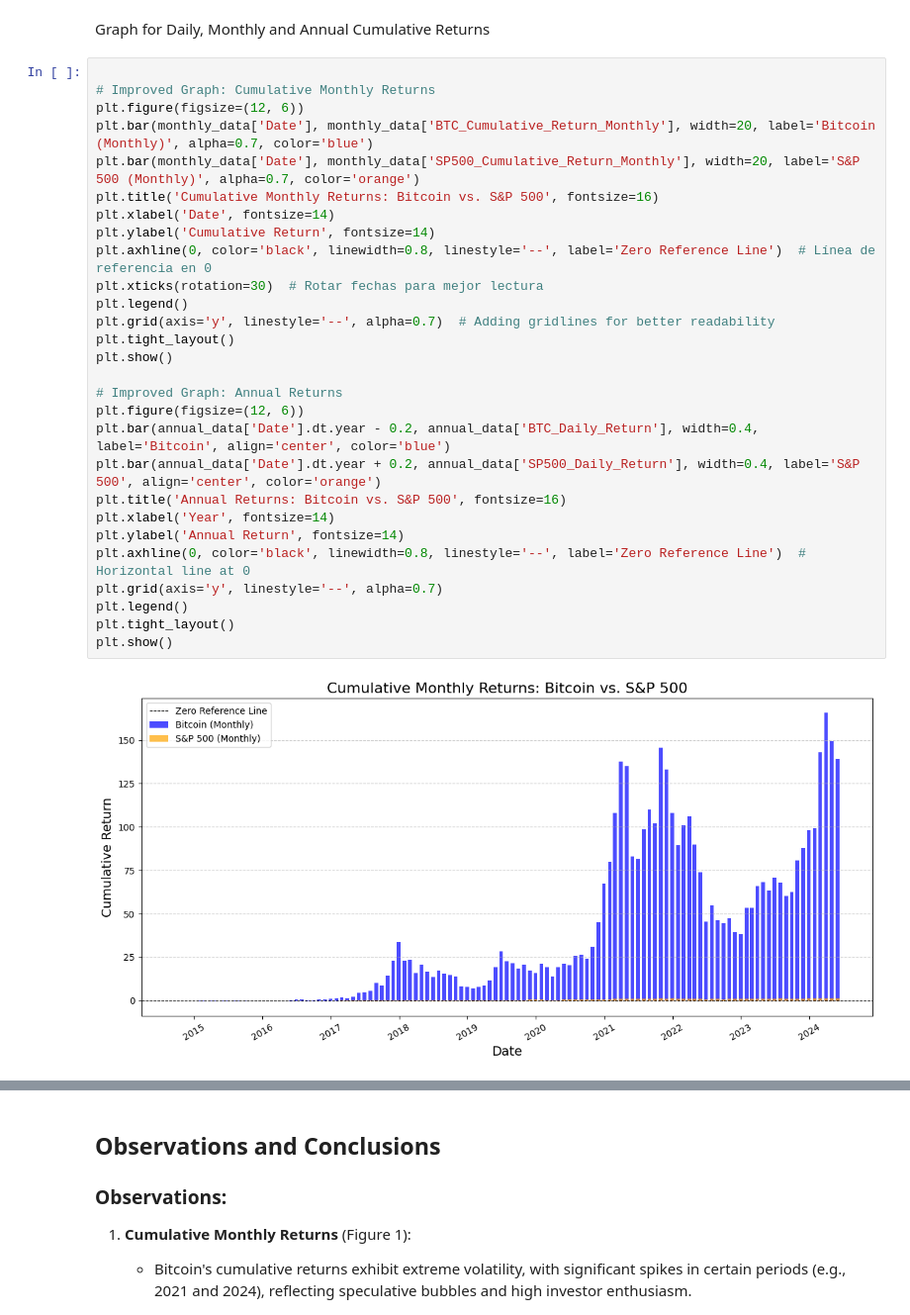
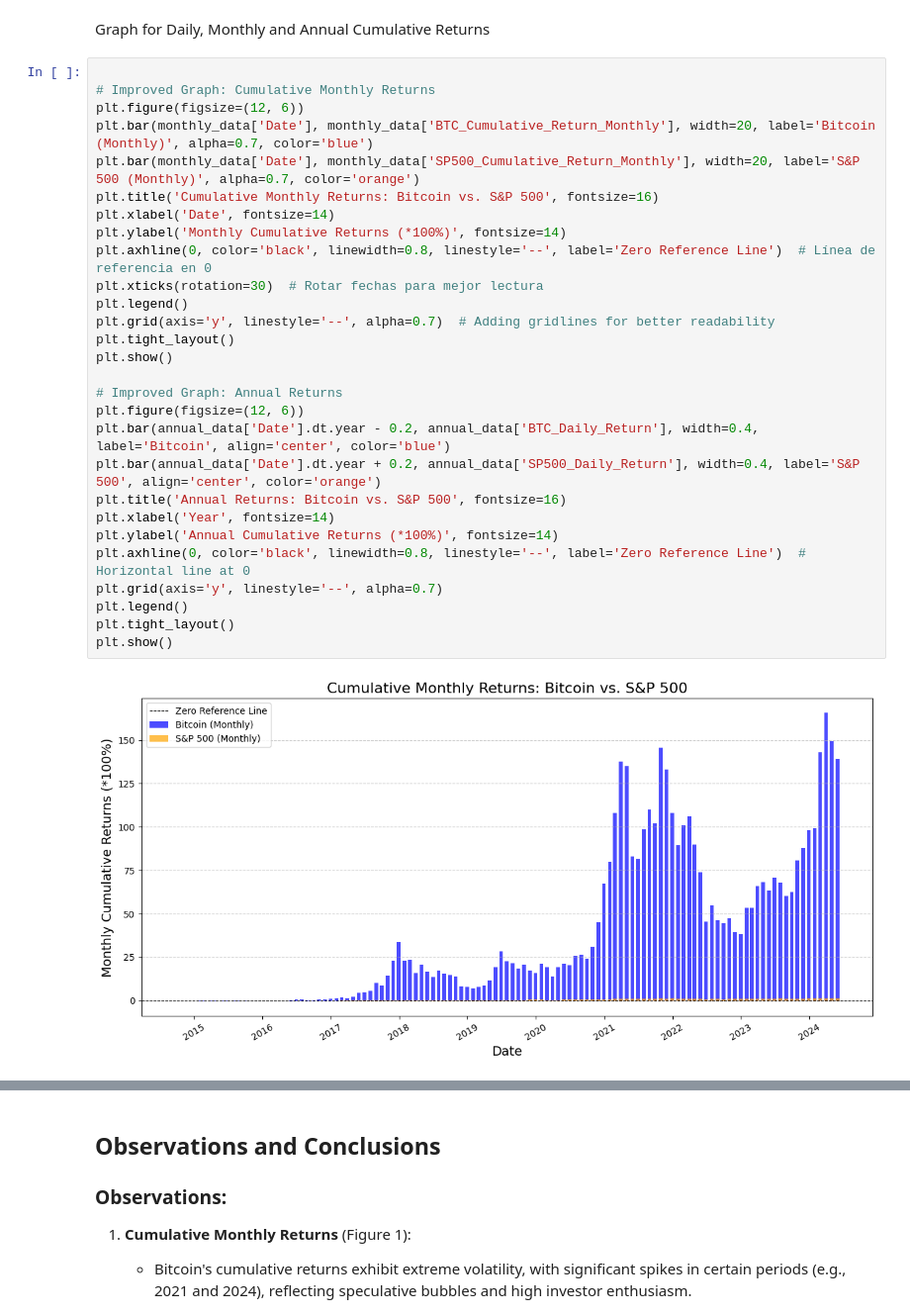
Before and after one commit to AngelDHackerman/BTC-ETH_Data_Analysis, a Jupyter notebook: 5.3_Inshights_Cumulative_Returns.ipynb, the cells around one changed output, grey strips where cells are left out. Shown at 99% size. Drawn from its saved outputs; the diff is of its cells as text.

```diff
--- a/5.3_Inshights_Cumulative_Returns.ipynb
+++ b/5.3_Inshights_Cumulative_Returns.ipynb
@@ -101,30 +101,30 @@ Graph for Daily, Monthly and Annual Cumulative Returns
 # %%
 
 # Improved Graph: Cumulative Monthly Returns
 plt.figure(figsize=(12, 6))
 plt.bar(monthly_data['Date'], monthly_data['BTC_Cumulative_Return_Monthly'], width=20, label='Bitcoin (Monthly)', alpha=0.7, color='blue')
 plt.bar(monthly_data['Date'], monthly_data['SP500_Cumulative_Return_Monthly'], width=20, label='S&P 500 (Monthly)', alpha=0.7, color='orange')
 plt.title('Cumulative Monthly Returns: Bitcoin vs. S&P 500', fontsize=16)
 plt.xlabel('Date', fontsize=14)
-plt.ylabel('Cumulative Return', fontsize=14)
+plt.ylabel('Monthly Cumulative Returns (*100%)', fontsize=14)
 plt.axhline(0, color='black', linewidth=0.8, linestyle='--', label='Zero Reference Line')  # Línea de referencia en 0
 plt.xticks(rotation=30)  # Rotar fechas para mejor lectura
 plt.legend()
 plt.grid(axis='y', linestyle='--', alpha=0.7)  # Adding gridlines for better readability
 plt.tight_layout()
 plt.show()
 
 # Improved Graph: Annual Returns
 plt.figure(figsize=(12, 6))
 plt.bar(annual_data['Date'].dt.year - 0.2, annual_data['BTC_Daily_Return'], width=0.4, label='Bitcoin', align='center', color='blue')
 plt.bar(annual_data['Date'].dt.year + 0.2, annual_data['SP500_Daily_Return'], width=0.4, label='S&P 500', align='center', color='orange')
 plt.title('Annual Returns: Bitcoin vs. S&P 500', fontsize=16)
 plt.xlabel('Year', fontsize=14)
-plt.ylabel('Annual Return', fontsize=14)
+plt.ylabel('Annual Cumulative Returns (*100%)', fontsize=14)
 plt.axhline(0, color='black', linewidth=0.8, linestyle='--', label='Zero Reference Line')  # Horizontal line at 0
 plt.grid(axis='y', linestyle='--', alpha=0.7)
 plt.legend()
 plt.tight_layout()
 plt.show()
 # %% [output]
-[figure, old version]
+[figure, new version]
```
Also changed, not shown: parts of 1 cell of this notebook, 3 other files.
